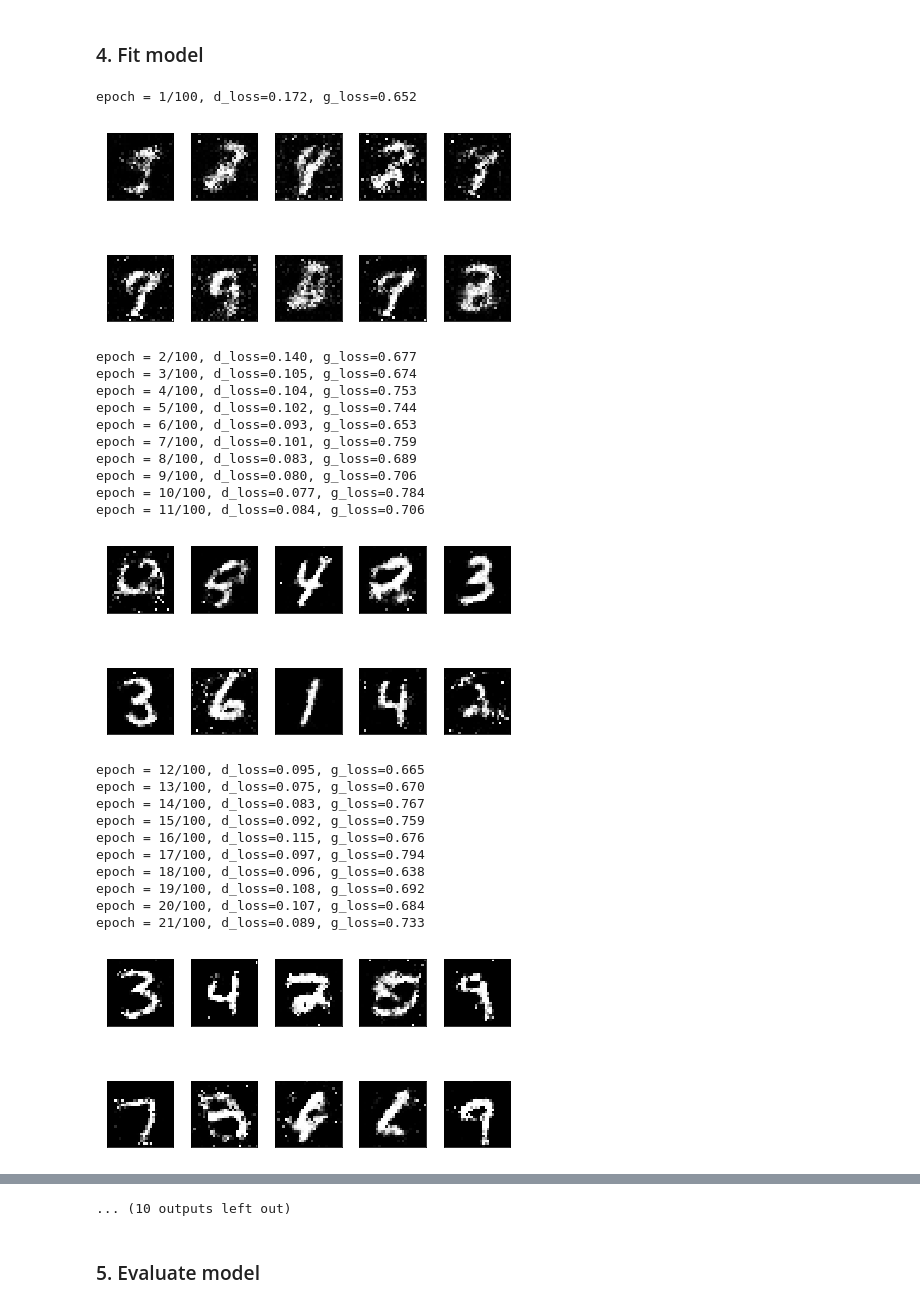
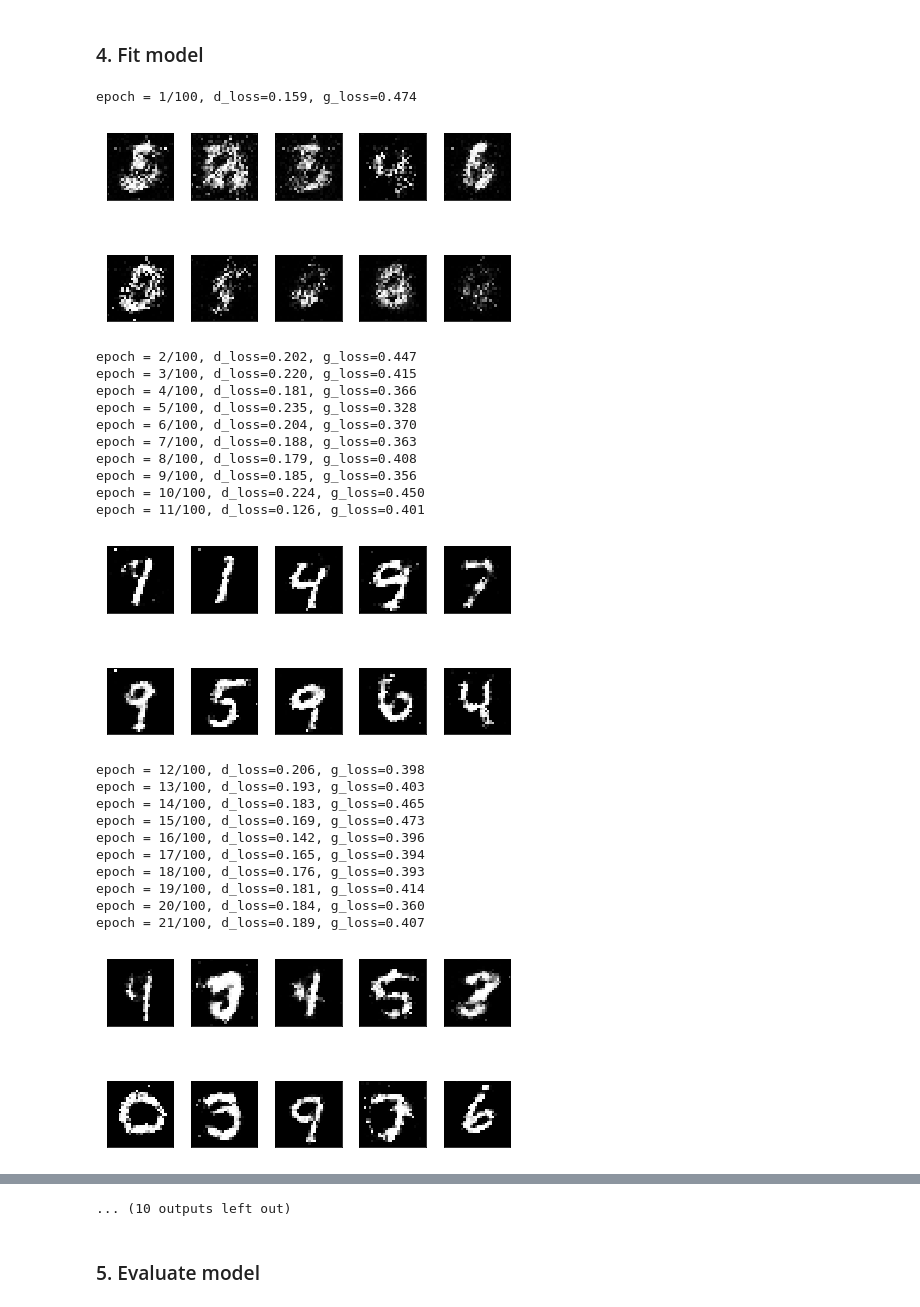
Before and after one commit to mafda/generative_adversarial_networks_101, a Jupyter notebook: src/mnist/06_LSGAN_MNIST.ipynb, the cells around one changed output, grey strips where cells are left out. Cells and saved outputs as stored; diff of their text form; code cells hidden in the pictures.

```diff
--- a/src/mnist/06_LSGAN_MNIST.ipynb
+++ b/src/mnist/06_LSGAN_MNIST.ipynb
@@ -266,10 +266,10 @@ _________________________________________________________________
 # %%
 epochs = 100
 batch_size = 32
-smooth = 0.1
 
-real = np.ones(shape=(batch_size, 1))
-fake = np.zeros(shape=(batch_size, 1))
+a = np.zeros(shape=(batch_size//2, 1))
+b = np.ones(shape=(batch_size//2, 1))
+c = np.ones(shape=(batch_size, 1))
 
 d_loss = []
 d_g_loss = []
@@ -281,67 +281,68 @@ for e in range(epochs + 1):
         discriminator.trainable = True
 
         # Real samples
-        X_batch = X_train[i*batch_size:(i+1)*batch_size]
-        d_loss_real = discriminator.train_on_batch(x=X_batch, y=real * (1 - smooth))
+        X_real = X_train[i*batch_size//2:(i+1)*batch_size//2]
 
         # Fake Samples
-        z = np.random.normal(loc=0, scale=1, size=(batch_size, latent_dim))
+        z = np.random.normal(loc=0, scale=1, size=(batch_size//2, latent_dim))
         X_fake = generator.predict_on_batch(z)
 
-        d_loss_fake = discriminator.train_on_batch(x=X_fake, y=fake)
-
         # Discriminator loss
-        d_loss_batch = 0.5 * (d_loss_real[0] + d_loss_fake[0])
+        d_loss_batch = discriminator.train_on_batch(
+            x=np.concatenate((X_fake, X_real), axis=0),
+            y=np.concatenate((a, b), axis=0)
+        )
 
         # Train Generator weights
         discriminator.trainable = False
 
-        d_g_loss_batch = d_g.train_on_batch(x=z, y=real)
+        z = np.random.normal(loc=0, scale=1, size=(batch_size, latent_dim))
+        d_g_loss_batch = d_g.train_on_batch(x = z, y = c)
 
         print(
-            'epoch = %d/%d, batch = %d/%d, d_loss=%.3f, g_loss=%.3f' % (e + 1, epochs, i, len(X_train) // batch_size, d_loss_batch, d_g_loss_batch[0]),
+            'epoch = %d/%d, batch = %d/%d, d_loss=%.3f, g_loss=%.3f' % (e + 1, epochs, i, len(X_train) // batch_size, d_loss_batch[0], d_g_loss_batch[0]),
             100*' ',
             end='\r'
         )
 
-    d_loss.append(d_loss_batch)
+    d_loss.append(d_loss_batch[0])
     d_g_loss.append(d_g_loss_batch[0])
     print('epoch = %d/%d, d_loss=%.3f, g_loss=%.3f' % (e + 1, epochs, d_loss[-1], d_g_loss[-1]), 100*' ')
 
     if e % 10 == 0:
         samples = 10
         x_fake = generator.predict(np.random.normal(loc=0, scale=1, size=(samples, latent_dim)))
 
         for k in range(samples):
             plt.subplot(2, 5, k+1)
             plt.imshow(x_fake[k].reshape(28, 28), cmap='gray')
             plt.xticks([])
             plt.yticks([])
 
         plt.tight_layout()
         plt.show()
 # %% [output]
-epoch = 1/100, d_loss=0.172, g_loss=0.652
+epoch = 1/100, d_loss=0.159, g_loss=0.474
-[figure, old version]
+[figure, new version]
-epoch = 2/100, d_loss=0.140, g_loss=0.677
-epoch = 3/100, d_loss=0.105, g_loss=0.674
-epoch = 4/100, d_loss=0.104, g_loss=0.753
-epoch = 5/100, d_loss=0.102, g_loss=0.744
-epoch = 6/100, d_loss=0.093, g_loss=0.653
-epoch = 7/100, d_loss=0.101, g_loss=0.759
-epoch = 8/100, d_loss=0.083, g_loss=0.689
-epoch = 9/100, d_loss=0.080, g_loss=0.706
-epoch = 10/100, d_loss=0.077, g_loss=0.784
-epoch = 11/100, d_loss=0.084, g_loss=0.706
+epoch = 2/100, d_loss=0.202, g_loss=0.447
+epoch = 3/100, d_loss=0.220, g_loss=0.415
+epoch = 4/100, d_loss=0.181, g_loss=0.366
+epoch = 5/100, d_loss=0.235, g_loss=0.328
+epoch = 6/100, d_loss=0.204, g_loss=0.370
+epoch = 7/100, d_loss=0.188, g_loss=0.363
+epoch = 8/100, d_loss=0.179, g_loss=0.408
+epoch = 9/100, d_loss=0.185, g_loss=0.356
+epoch = 10/100, d_loss=0.224, g_loss=0.450
+epoch = 11/100, d_loss=0.126, g_loss=0.401
-[figure, old version]
+[figure, new version]
-epoch = 12/100, d_loss=0.095, g_loss=0.665
-epoch = 13/100, d_loss=0.075, g_loss=0.670
-epoch = 14/100, d_loss=0.083, g_loss=0.767
-epoch = 15/100, d_loss=0.092, g_loss=0.759
-epoch = 16/100, d_loss=0.115, g_loss=0.676
-epoch = 17/100, d_loss=0.097, g_loss=0.794
-epoch = 18/100, d_loss=0.096, g_loss=0.638
-epoch = 19/100, d_loss=0.108, g_loss=0.692
-epoch = 20/100, d_loss=0.107, g_loss=0.684
-epoch = 21/100, d_loss=0.089, g_loss=0.733
+epoch = 12/100, d_loss=0.206, g_loss=0.398
+epoch = 13/100, d_loss=0.193, g_loss=0.403
+epoch = 14/100, d_loss=0.183, g_loss=0.465
+epoch = 15/100, d_loss=0.169, g_loss=0.473
+epoch = 16/100, d_loss=0.142, g_loss=0.396
+epoch = 17/100, d_loss=0.165, g_loss=0.394
+epoch = 18/100, d_loss=0.176, g_loss=0.393
+epoch = 19/100, d_loss=0.181, g_loss=0.414
+epoch = 20/100, d_loss=0.184, g_loss=0.360
+epoch = 21/100, d_loss=0.189, g_loss=0.407
-[figure, old version]
+[figure, new version]
```
Also changed, not shown: parts of 3 cells of this notebook.
